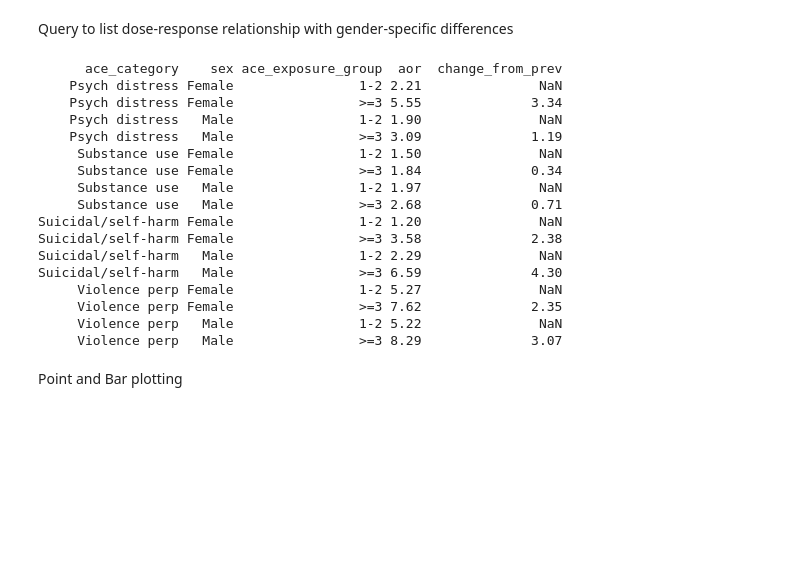
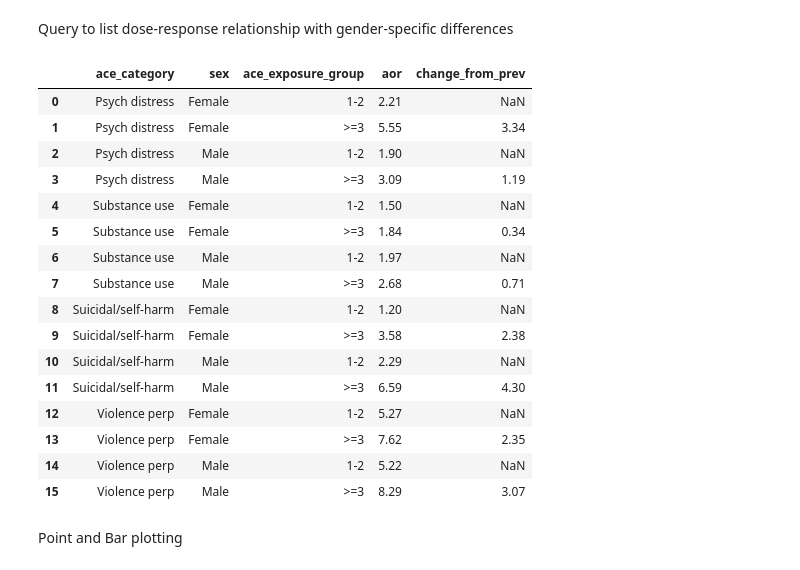
Before and after one commit to Nash-254/ACE-Insight, a Jupyter notebook: notebooks/2.ACE_Impact_notebook.ipynb, the cells around one changed output. Cells and saved outputs as stored; diff of their text form; code cells hidden in the pictures; blank space fills up the shorter version.

```diff
--- a/notebooks/2.ACE_Impact_notebook.ipynb
+++ b/notebooks/2.ACE_Impact_notebook.ipynb
@@ -16,49 +16,49 @@ Query to list dose-response relationship with gender-specific differences
 # %%
 # Query to list dose-response relationship with gender-specific differences
 dose_response_gender_diff_query = """
 WITH ordered AS (
     SELECT
         ace_category,
         sex,
         CASE
             WHEN ace_exposure_group = '0' THEN 0
             WHEN ace_exposure_group = '1-2' THEN 1
             WHEN ace_exposure_group = '>=3' THEN 2
         END AS exposure_level,
         ace_exposure_group,
         aor
     FROM ace_impact.ace_associations
     WHERE aor IS NOT NULL
 )
 SELECT
     ace_category,
     sex,
     ace_exposure_group,
     aor,
     aor - LAG(aor) OVER (PARTITION BY ace_category, sex ORDER BY exposure_level) AS change_from_prev
 FROM ordered
 ORDER BY ace_category, sex, exposure_level;
 """
 df = pd.read_sql(dose_response_gender_diff_query, engine)
-print(df.to_string(index=False))
+df
 # %% [output]
-      ace_category    sex ace_exposure_group  aor  change_from_prev
-    Psych distress Female                1-2 2.21               NaN
-    Psych distress Female                >=3 5.55              3.34
-    Psych distress   Male                1-2 1.90               NaN
-    Psych distress   Male                >=3 3.09              1.19
-     Substance use Female                1-2 1.50               NaN
-     Substance use Female                >=3 1.84              0.34
-     Substance use   Male                1-2 1.97               NaN
-     Substance use   Male                >=3 2.68              0.71
-Suicidal/self-harm Female                1-2 1.20               NaN
-Suicidal/self-harm Female                >=3 3.58              2.38
-Suicidal/self-harm   Male                1-2 2.29               NaN
-Suicidal/self-harm   Male                >=3 6.59              4.30
-     Violence perp Female                1-2 5.27               NaN
-     Violence perp Female                >=3 7.62              2.35
-     Violence perp   Male                1-2 5.22               NaN
-     Violence perp   Male                >=3 8.29              3.07
+|  | ace_category | sex | ace_exposure_group | aor | change_from_prev |
+| 0 | Psych distress | Female | 1-2 | 2.21 | NaN |
+| 1 | Psych distress | Female | >=3 | 5.55 | 3.34 |
+| 2 | Psych distress | Male | 1-2 | 1.90 | NaN |
+| 3 | Psych distress | Male | >=3 | 3.09 | 1.19 |
+| 4 | Substance use | Female | 1-2 | 1.50 | NaN |
+| 5 | Substance use | Female | >=3 | 1.84 | 0.34 |
+| 6 | Substance use | Male | 1-2 | 1.97 | NaN |
+| 7 | Substance use | Male | >=3 | 2.68 | 0.71 |
+| 8 | Suicidal/self-harm | Female | 1-2 | 1.20 | NaN |
+| 9 | Suicidal/self-harm | Female | >=3 | 3.58 | 2.38 |
+| 10 | Suicidal/self-harm | Male | 1-2 | 2.29 | NaN |
+| 11 | Suicidal/self-harm | Male | >=3 | 6.59 | 4.30 |
+| 12 | Violence perp | Female | 1-2 | 5.27 | NaN |
+| 13 | Violence perp | Female | >=3 | 7.62 | 2.35 |
+| 14 | Violence perp | Male | 1-2 | 5.22 | NaN |
+| 15 | Violence perp | Male | >=3 | 8.29 | 3.07 |
 # %% [markdown]
 Point and Bar plotting
 # %%
```
Also changed, not shown: parts of 3 cells of this notebook, 2 other files.
